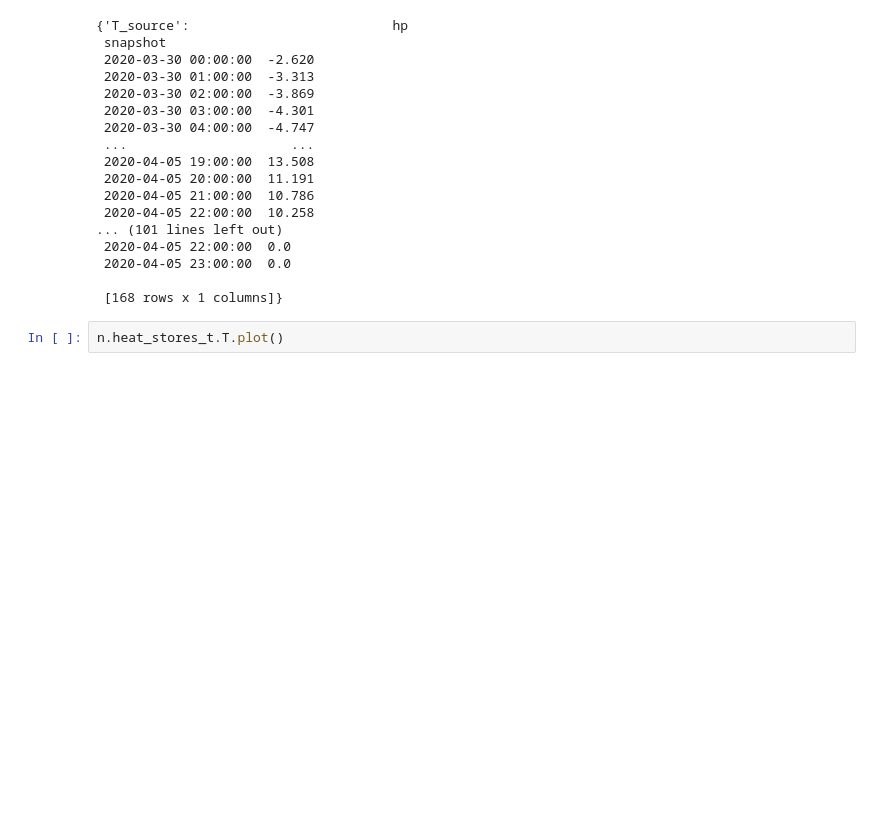
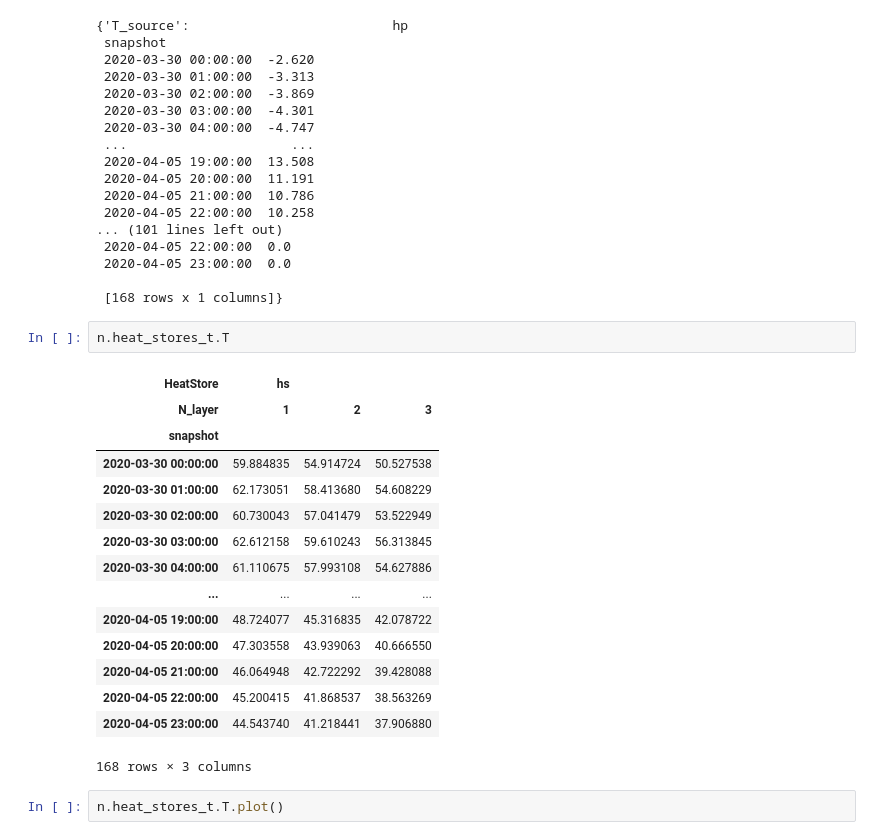
Before and after one commit to choffma8/masterprojektWaermespeicher, a Jupyter notebook: modellierungKonstanterVolumenspeicher.ipynb, the cells around one changed output. Saved outputs shown, nothing was run; the diff lists cells and outputs as text; blank space fills up the shorter version.

```diff
--- a/modellierungKonstanterVolumenspeicher.ipynb
+++ b/modellierungKonstanterVolumenspeicher.ipynb
@@ -310,6 +310,24 @@ n.heat_pumps_t
  2020-04-05 23:00:00  0.0
 
  [168 rows x 1 columns]}
+# %%
+n.heat_stores_t.T
+# %% [output]
+| HeatStore | hs |  |  |
+| N_layer | 1 | 2 | 3 |
+| snapshot |  |  |  |
+| 2020-03-30 00:00:00 | 59.884835 | 54.914724 | 50.527538 |
+| 2020-03-30 01:00:00 | 62.173051 | 58.413680 | 54.608229 |
+| 2020-03-30 02:00:00 | 60.730043 | 57.041479 | 53.522949 |
+| 2020-03-30 03:00:00 | 62.612158 | 59.610243 | 56.313845 |
+| 2020-03-30 04:00:00 | 61.110675 | 57.993108 | 54.627886 |
+| ... | ... | ... | ... |
+| 2020-04-05 19:00:00 | 48.724077 | 45.316835 | 42.078722 |
+| 2020-04-05 20:00:00 | 47.303558 | 43.939063 | 40.666550 |
+| 2020-04-05 21:00:00 | 46.064948 | 42.722292 | 39.428088 |
+| 2020-04-05 22:00:00 | 45.200415 | 41.868537 | 38.563269 |
+| 2020-04-05 23:00:00 | 44.543740 | 41.218441 | 37.906880 |
+168 rows × 3 columns
 # %%
 n.heat_stores_t.T.plot()
 # %% [output]
```
Also changed, not shown: parts of 2 cells of this notebook, 1 other file.
